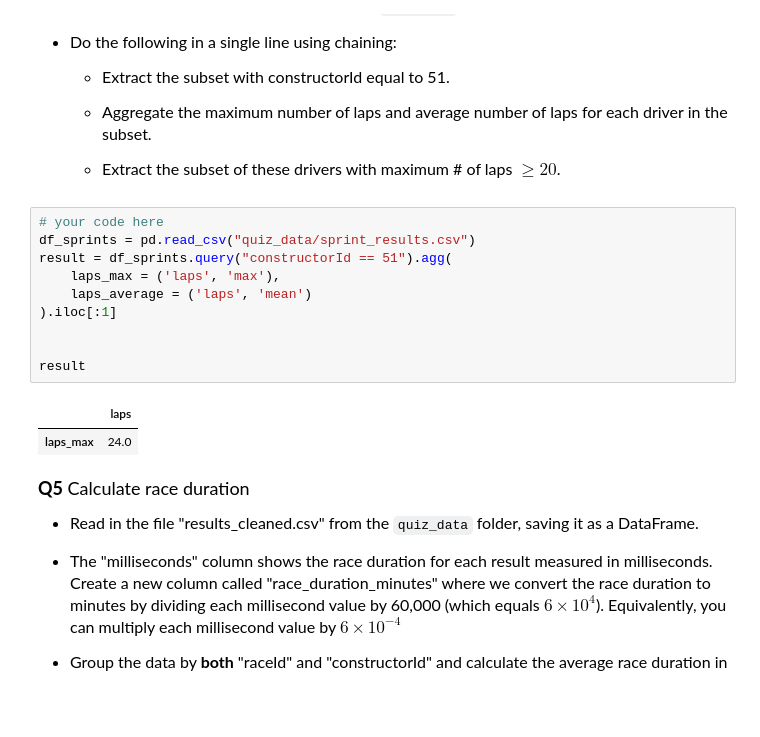
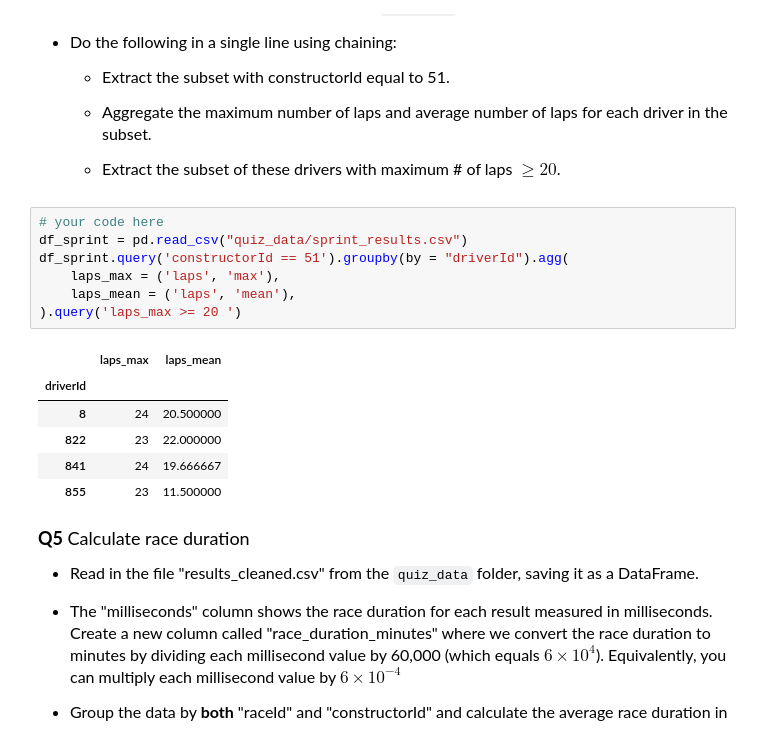
Before and after one commit to krisson381/datasci151spring2026, a Jupyter notebook: _quizzes/practice_quiz_5/practice_quiz_5.ipynb, the cells around one changed output. Cells and saved outputs as stored; diff of their text form; blank space fills up the shorter version.

```diff
--- a/_quizzes/practice_quiz_5/practice_quiz_5.ipynb
+++ b/_quizzes/practice_quiz_5/practice_quiz_5.ipynb
@@ -176,17 +156,18 @@ df_movies.query("country == 'France'").sort_values(by = "year", ascending = True
     - Extract the subset of these drivers with maximum # of laps $\geq 20$.
 # %%
 # your code here
-df_sprints = pd.read_csv("quiz_data/sprint_results.csv")
-result = df_sprints.query("constructorId == 51").agg(
+df_sprint = pd.read_csv("quiz_data/sprint_results.csv")
+df_sprint.query('constructorId == 51').groupby(by = "driverId").agg(
     laps_max = ('laps', 'max'),
-    laps_average = ('laps', 'mean')
-).iloc[:1]
-
-
-result
+    laps_mean = ('laps', 'mean'),
+).query('laps_max >= 20 ')
 # %% [output]
-|  | laps |
-| laps_max | 24.0 |
+|  | laps_max | laps_mean |
+| driverId |  |  |
+| 8 | 24 | 20.500000 |
+| 822 | 23 | 22.000000 |
+| 841 | 24 | 19.666667 |
+| 855 | 23 | 11.500000 |
 # %% [markdown]
 <font size = "4">
 
```
Also changed, not shown: parts of 9 cells of this notebook, 1 other file.
